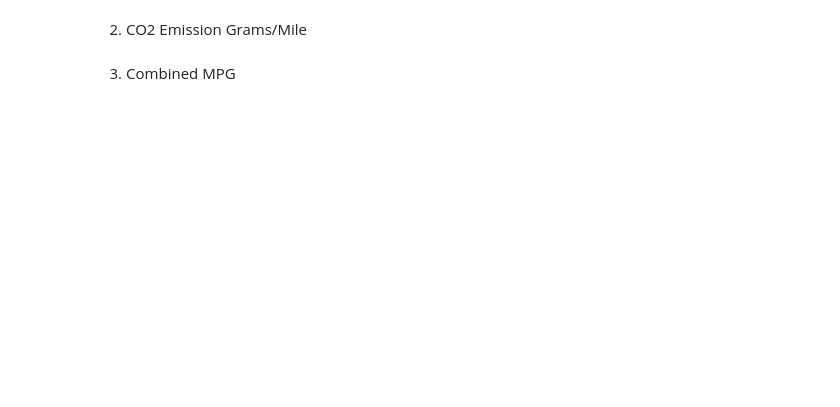
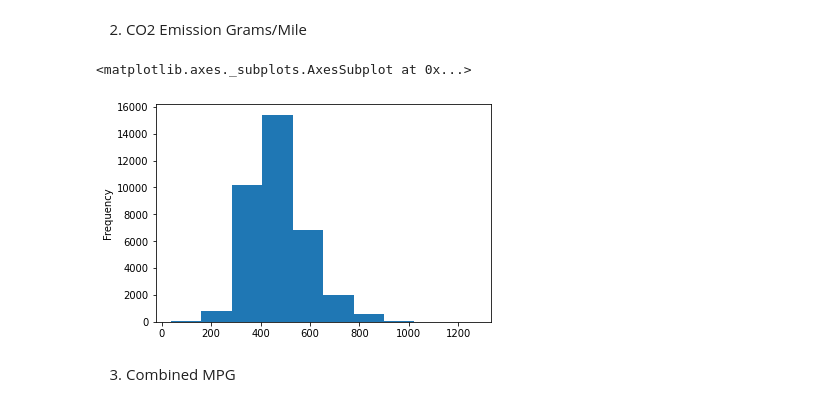
Before and after one commit to ironhack-datalabs/datamad0620, a Jupyter notebook: module-2/lab-continuous-probability-distribution/your-code/main.ipynb, the cells around one changed output. Drawn from its saved outputs; the diff is of its cells as text; code cells hidden in the pictures; blank space fills up the shorter version.

```diff
--- a/module-2/lab-continuous-probability-distribution/your-code/main.ipynb
+++ b/module-2/lab-continuous-probability-distribution/your-code/main.ipynb
@@ -83,6 +122,10 @@ Then plot the histograms for the following variables:
 2. CO2 Emission Grams/Mile
 # %%
 # your code here
+df["CO2 Emission Grams/Mile"].plot.hist()
+# %% [output]
+<matplotlib.axes._subplots.AxesSubplot at 0x...>
+[figure, added]
 # %% [markdown]
 3. Combined MPG
 # %%
```
Also changed, not shown: parts of 16 cells of this notebook.
